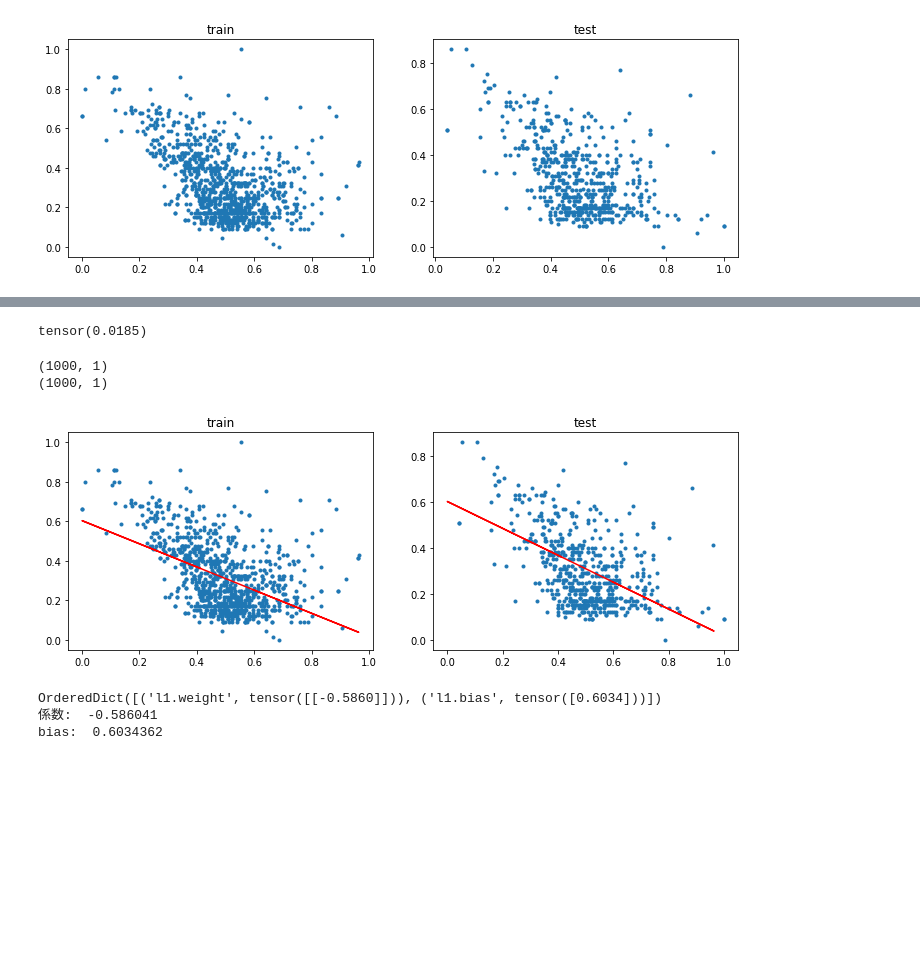
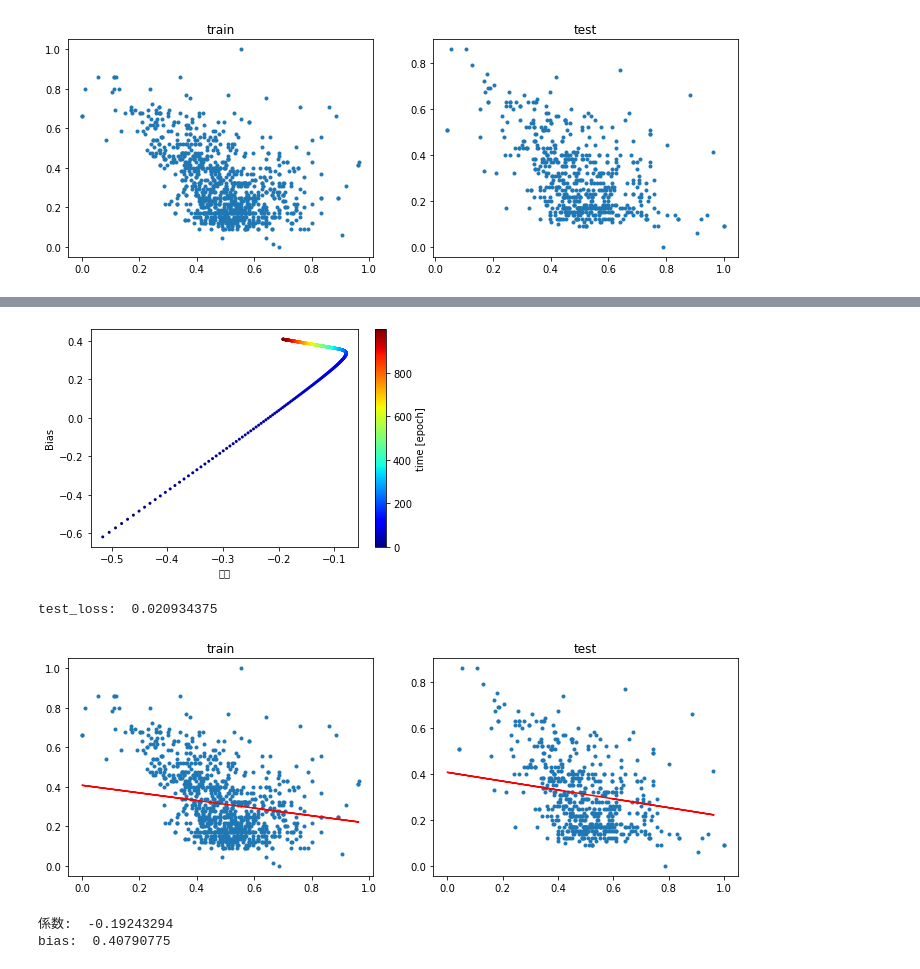
Before and after one commit to okadome-LAB/ML_ex, a Jupyter notebook: text/Chapter6.ipynb, the cells around one changed output, grey strips where cells are left out. Drawn from its saved outputs; the diff is of its cells as text; code cells hidden in the pictures; blank space fills up the shorter version.

```diff
--- a/text/Chapter6.ipynb
+++ b/text/Chapter6.ipynb
@@ -168,20 +181,34 @@ tensor(0.0214)
+# %%
+#学習におけるパラメータの推移を可視化
+from matplotlib import cm
+plt.scatter(param_list[:, 0], param_list[:, 1],
+            c=param_list[:, 2],
+            cmap=cm.jet,#カラーマップの種類
+            marker='.',lw=0)
+plt.xlabel('係数')
+plt.ylabel('Bias')
+ax=plt.colorbar()#カラーマップの凡例
+ax.set_label('time [epoch]')#カラーバーのラベルネーム
+plt.show()
+# %% [output]
+[figure, added]
 # %%
 model.eval()
+num_batchs = len(testloader) // batch_size + 1
 with torch.no_grad():
     loss_sum = 0
     for X, t in testloader:
         t_pred = model(X)
         loss_sum += criterion(t_pred, t).detach()
 
-    loss_sum /= len(testloader)
+    loss_sum /= num_batchs
 
-print(loss_sum)
+print('test_loss: ', loss_sum.detach().numpy())
 # %% [output]
-tensor(0.0185)
+test_loss:  0.020934375
 # %%
 predict = model(torch.FloatTensor(X_train)).detach().numpy()
-print(X_train.shape)
-print(predict.shape)
+
 fig, axes = plt.subplots(ncols=2, figsize=(12, 4))
 
 axes[0].scatter(X_train, T_train, marker=".")
@@ -193,16 +220,12 @@ axes[1].plot(X_train, predict, color="red")
 axes[1].set_title("test")
 fig.show()
 # %% [output]
-(1000, 1)
-(1000, 1)
-[figure, old version]
+[figure, new version]
 # %%
 st_dict = model.state_dict()
-print(st_dict)
 print('係数: ', st_dict['l1.weight'].detach().numpy()[0, 0])
 print('bias: ', st_dict['l1.bias'].detach().numpy()[0])
 # %% [output]
-OrderedDict([('l1.weight', tensor([[-0.5860]])), ('l1.bias', tensor([0.6034]))])
-係数:  -0.586041
-bias:  0.6034362
+係数:  -0.19243294
+bias:  0.40790775
 # %% [markdown]
```
Also changed, not shown: parts of 8 cells of this notebook.
